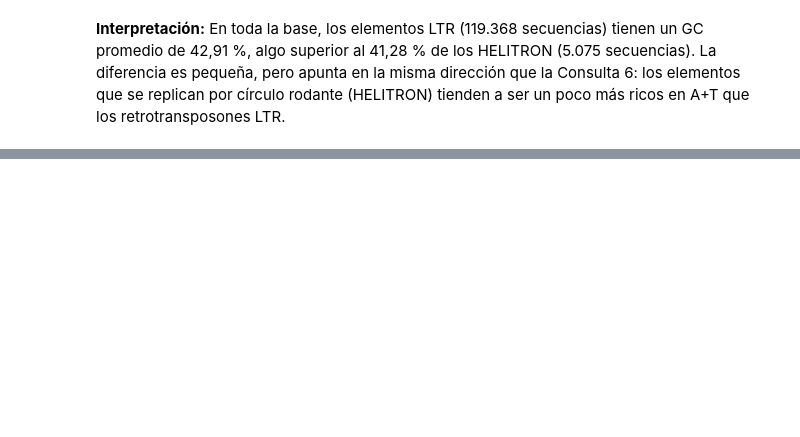
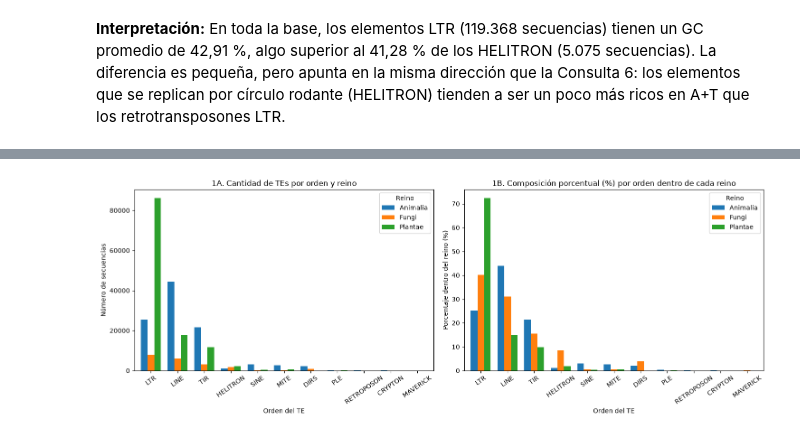
Before and after one commit to JuanSebastianLopez15/Corte2Proyecto, a Jupyter notebook: notebooks/07_consultas_y_bibliotecas.ipynb, the cells around one changed output, grey strips where cells are left out. Drawn from its saved outputs; the diff is of its cells as text; code cells hidden in the pictures; blank space fills up the shorter version.

```diff
--- a/notebooks/07_consultas_y_bibliotecas.ipynb
+++ b/notebooks/07_consultas_y_bibliotecas.ipynb
@@ -786,0 +792,34 @@ display(pd.DataFrame(list(db.sequences.aggregate(pipeline_q17))))
+# %%
+import matplotlib.pyplot as plt
+import seaborn as sns
+import numpy as np
+from pathlib import Path
+
+Path("../reports").mkdir(exist_ok=True)
+
+# Pivoteamos el resultado de la Consulta 3A (df_q3_reino)
+piv_q3 = df_q3_reino.pivot_table(index="_id.te_order", columns="_id.Kingdom", values="total_tes",
+                                 aggfunc="sum", fill_value=0)
+# Ordenamos los órdenes de mayor a menor cantidad total
+piv_q3 = piv_q3.loc[piv_q3.sum(axis=1).sort_values(ascending=False).index]
+piv_q3_pct = piv_q3.div(piv_q3.sum(axis=0), axis=1) * 100
+
+fig, axes = plt.subplots(1, 2, figsize=(15, 5.5))
+
+piv_q3.plot(kind="bar", ax=axes[0], color=["#1f77b4", "#ff7f0e", "#2ca02c"], width=0.75, rot=35)
+axes[0].set_title("1A. Cantidad de TEs por orden y reino")
+axes[0].set_xlabel("Orden del TE")
+axes[0].set_ylabel("Número de secuencias")
+axes[0].legend(title="Reino")
+
+piv_q3_pct.plot(kind="bar", ax=axes[1], color=["#1f77b4", "#ff7f0e", "#2ca02c"], width=0.75, rot=35)
+axes[1].set_title("1B. Composición porcentual (%) por orden dentro de cada reino")
+axes[1].set_xlabel("Orden del TE")
+axes[1].set_ylabel("Porcentaje dentro del reino (%)")
+axes[1].legend(title="Reino")
+
+plt.tight_layout()
+plt.savefig("../reports/fig1_composicion_reino.png", dpi=150, bbox_inches="tight")
+plt.show()
+# %% [output]
+[figure, added]
```
Also changed, not shown: parts of 15 cells of this notebook, 4 other files.
